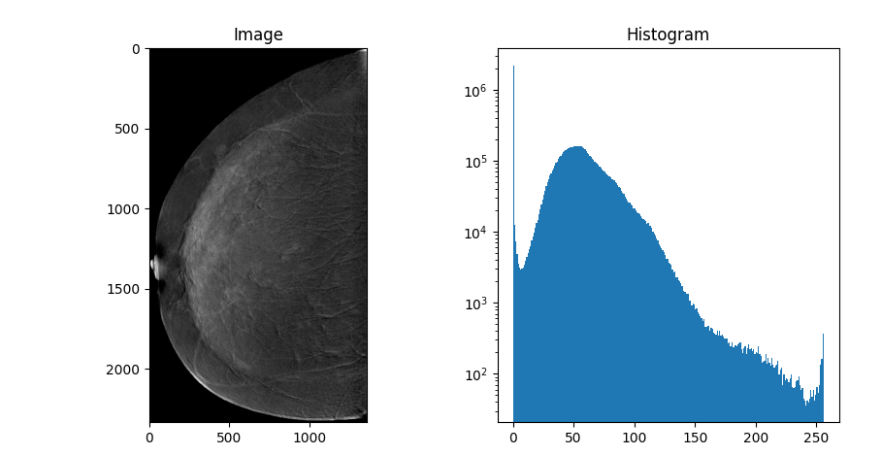
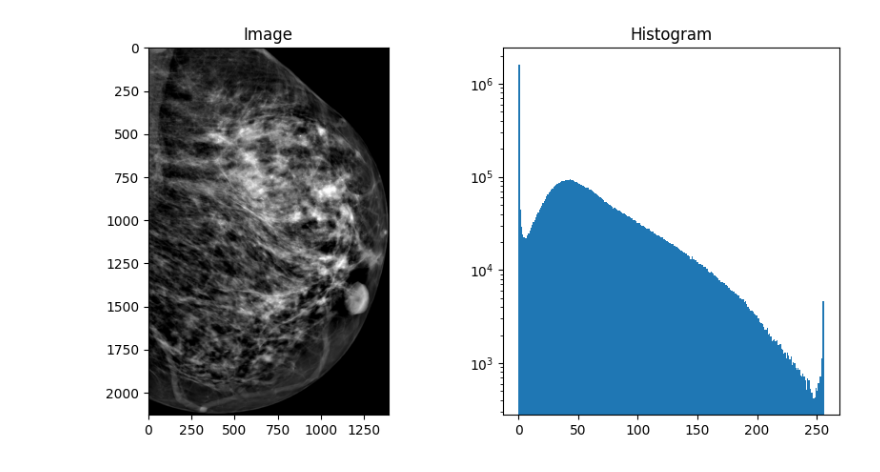
Before and after one commit to Likalto4/CEM-Detect, a Jupyter notebook: data_analysis/visualization.ipynb, the cells around one changed output. Cells and saved outputs as stored; diff of their text form; code cells hidden in the pictures.

```diff
--- a/data_analysis/visualization.ipynb
+++ b/data_analysis/visualization.ipynb
@@ -39,0 +51,7 @@ The project should be able to go by itself (no need of additional dataset) but i
+# %%
+im_dir = repo_path / 'data/CDD-CESM/images'
+# metadata
+metadata_path = repo_path / 'data/CDD-CESM/metadata/Radiology_manual_annotations.xlsx'
+annotations_path = repo_path / 'data/CDD-CESM/metadata/Radiology_hand_drawn_segmentations_v2.csv'
+metadata = pd.read_excel(metadata_path)
+annotations = pd.read_csv(annotations_path)
@@ -39,0 +74,11 @@ The project should be able to go by itself (no need of additional dataset) but i
+# %%
+example = 0
+pat_example = metadata.iloc[example]
+print(pat_example)
+
+if 'DM' in pat_example.Image_name:
+    im_path = im_dir / 'low-energy' / pat_example.Image_name
+elif 'CM' in pat_example.Image_name:
+    im_path = im_dir / 'substracted' / pat_example.Image_name
+
+im_path = im_path.with_suffix('.jpg')
@@ -40,17 +99,12 @@ The project should be able to go by itself (no need of additional dataset) but i
 # %%
-# First, we make sure bothdatasets have similar pixel information:
-image_dir = repo_path / 'data/CDD-CESM/images/substracted'
-# get all paths
-image_paths = [str(path) for path in image_dir.glob('*.jpg')]
-
-# read exmaple
-image = cv.imread(image_paths[0])
+# read examaple
+image = cv.imread(str(im_path))
 # plot image and histogram
 fig, ax = plt.subplots(1,2, figsize=(10,5))
 ax[0].imshow(image)
 ax[0].set_title('Image')
 ax[1].hist(image.ravel(),256,[0,256], log=True)
 ax[1].set_title('Histogram')
 plt.show()
 # %% [output]
-[figure, old version]
+[figure, new version]
```
Also changed, not shown: parts of 8 cells of this notebook.
